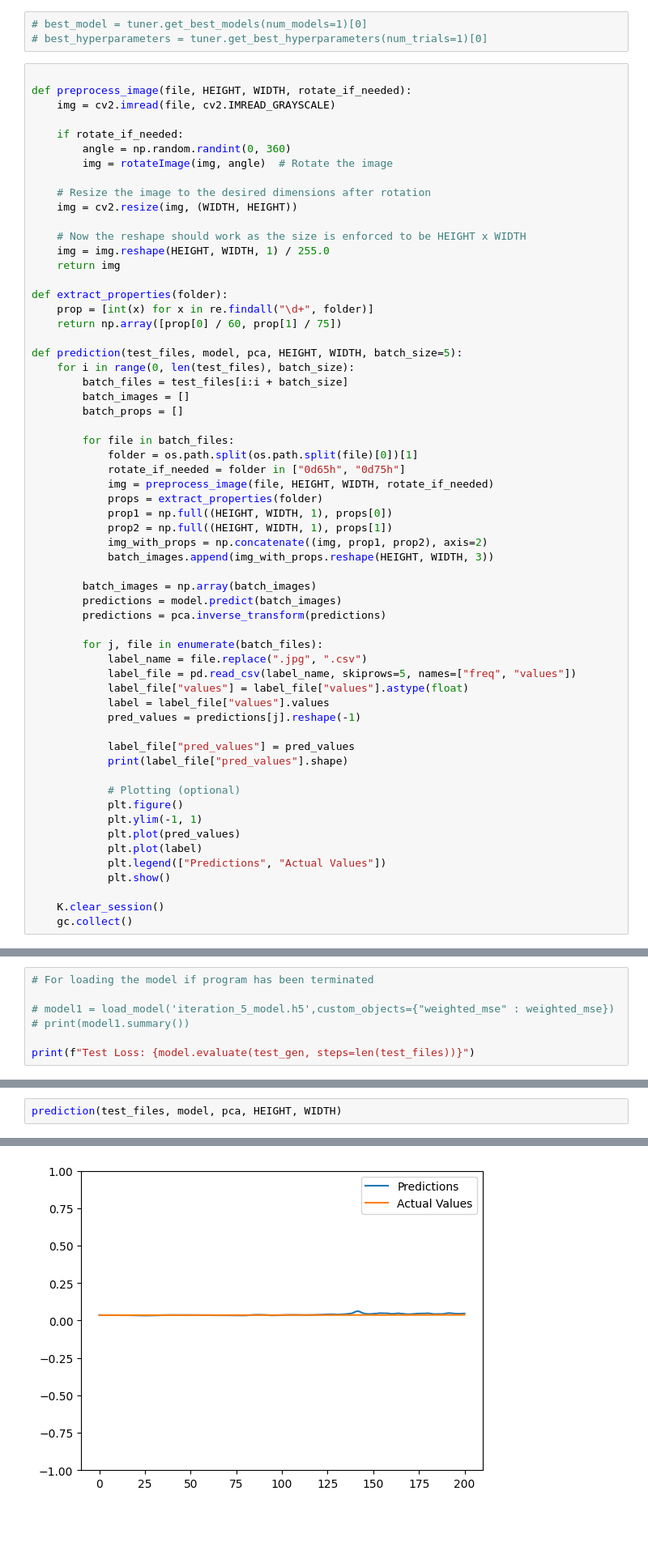
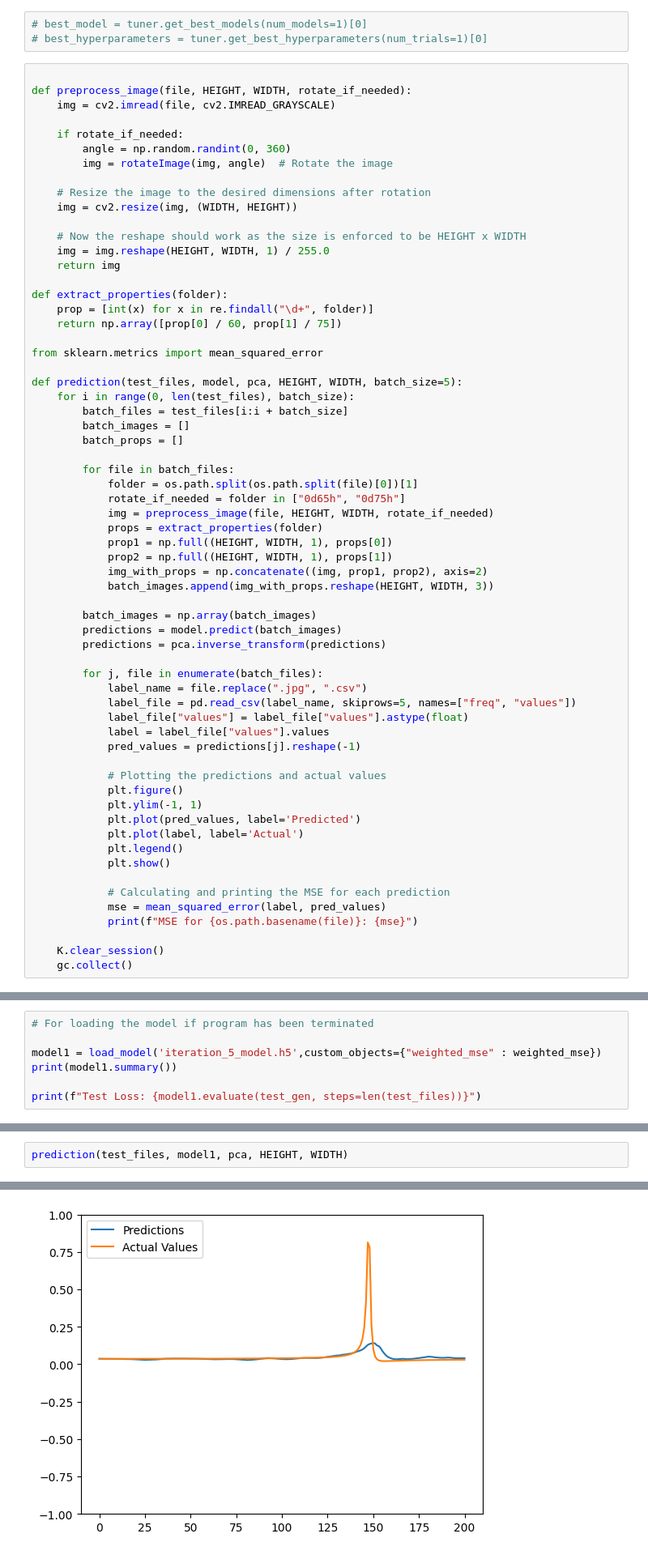
Before and after one commit to Dv04/Vision_Transformer, a Jupyter notebook: Vision_Transform_new.ipynb, the cells around one changed output, grey strips where cells are left out. Shown at 81% size. Cells and saved outputs as stored; diff of their text form; blank space fills up the shorter version.

```diff
--- a/Vision_Transform_new.ipynb
+++ b/Vision_Transform_new.ipynb
@@ -333,6 +333,8 @@ def preprocess_image(file, HEIGHT, WIDTH, rotate_if_needed):
 def extract_properties(folder):
     prop = [int(x) for x in re.findall("\d+", folder)]
     return np.array([prop[0] / 60, prop[1] / 75])
+
+from sklearn.metrics import mean_squared_error
 
 def prediction(test_files, model, pca, HEIGHT, WIDTH, batch_size=5):
     for i in range(0, len(test_files), batch_size):
@@ -361,16 +363,17 @@ def prediction(test_files, model, pca, HEIGHT, WIDTH, batch_size=5):
             label = label_file["values"].values
             pred_values = predictions[j].reshape(-1)
 
-            label_file["pred_values"] = pred_values
-            print(label_file["pred_values"].shape)
-
-            # Plotting (optional)
+            # Plotting the predictions and actual values
             plt.figure()
             plt.ylim(-1, 1)
-            plt.plot(pred_values)
-            plt.plot(label)
-            plt.legend(["Predictions", "Actual Values"])
+            plt.plot(pred_values, label='Predicted')
+            plt.plot(label, label='Actual')
+            plt.legend()
             plt.show()
+
+            # Calculating and printing the MSE for each prediction
+            mse = mean_squared_error(label, pred_values)
+            print(f"MSE for {os.path.basename(file)}: {mse}")
 
     K.clear_session()
     gc.collect()
@@ -424,8 +427,8 @@ plt.show()
 # %%
 # For loading the model if program has been terminated
 
-# model1 = load_model('iteration_5_model.h5',custom_objects={"weighted_mse" : weighted_mse})
-# print(model1.summary())
+model1 = load_model('iteration_5_model.h5',custom_objects={"weighted_mse" : weighted_mse})
+print(model1.summary())
 
-print(f"Test Loss: {model.evaluate(test_gen, steps=len(test_files))}")
+print(f"Test Loss: {model1.evaluate(test_gen, steps=len(test_files))}")
 # %% [output]
@@ -434,3 +436,3 @@ Test Loss: [0.012008098885416985, 0.11599168926477432]
 # %%
-prediction(test_files, model, pca, HEIGHT, WIDTH)
+prediction(test_files, model1, pca, HEIGHT, WIDTH)
 # %% [output]
@@ -444,3 +446,3 @@ prediction(test_files, model, pca, HEIGHT, WIDTH)
 (201,)
-[figure, old version]
+[figure, new version]
 (201,)
```
Also changed, not shown: parts of 4 cells of this notebook, 2 other files.
